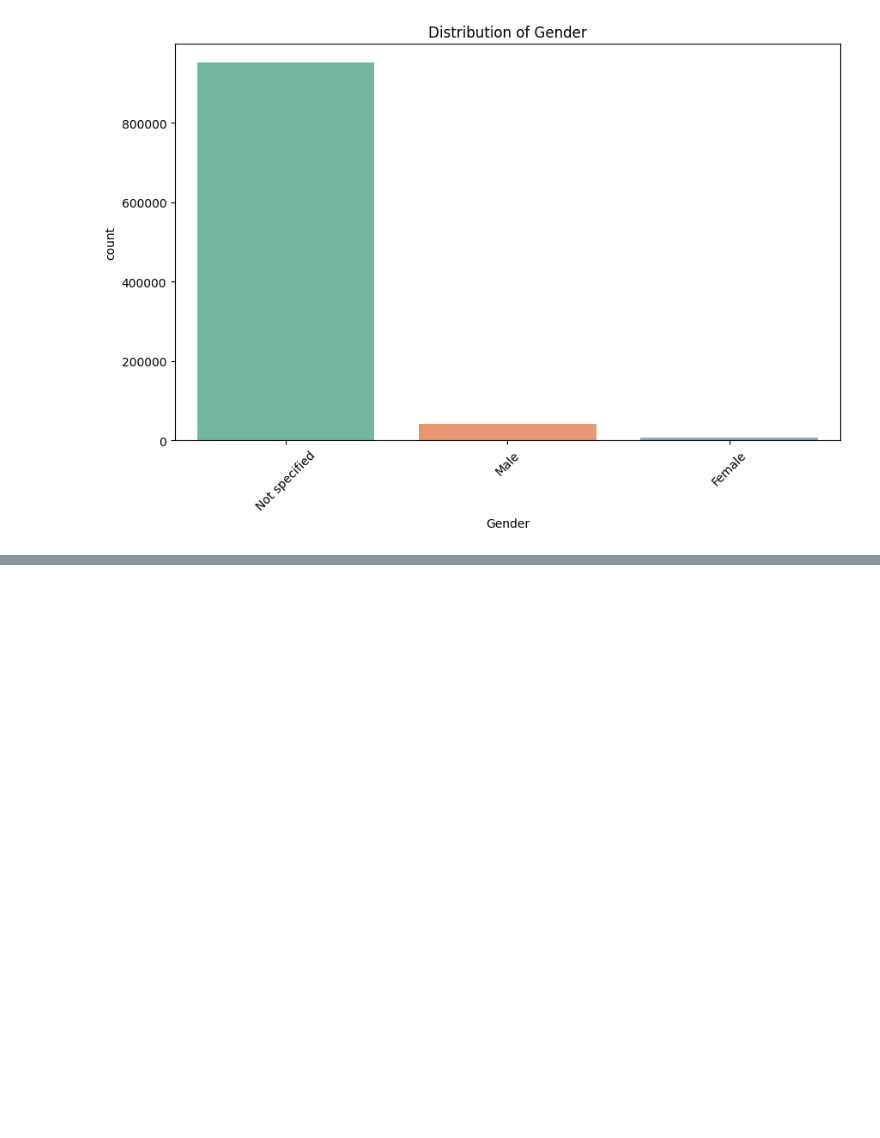
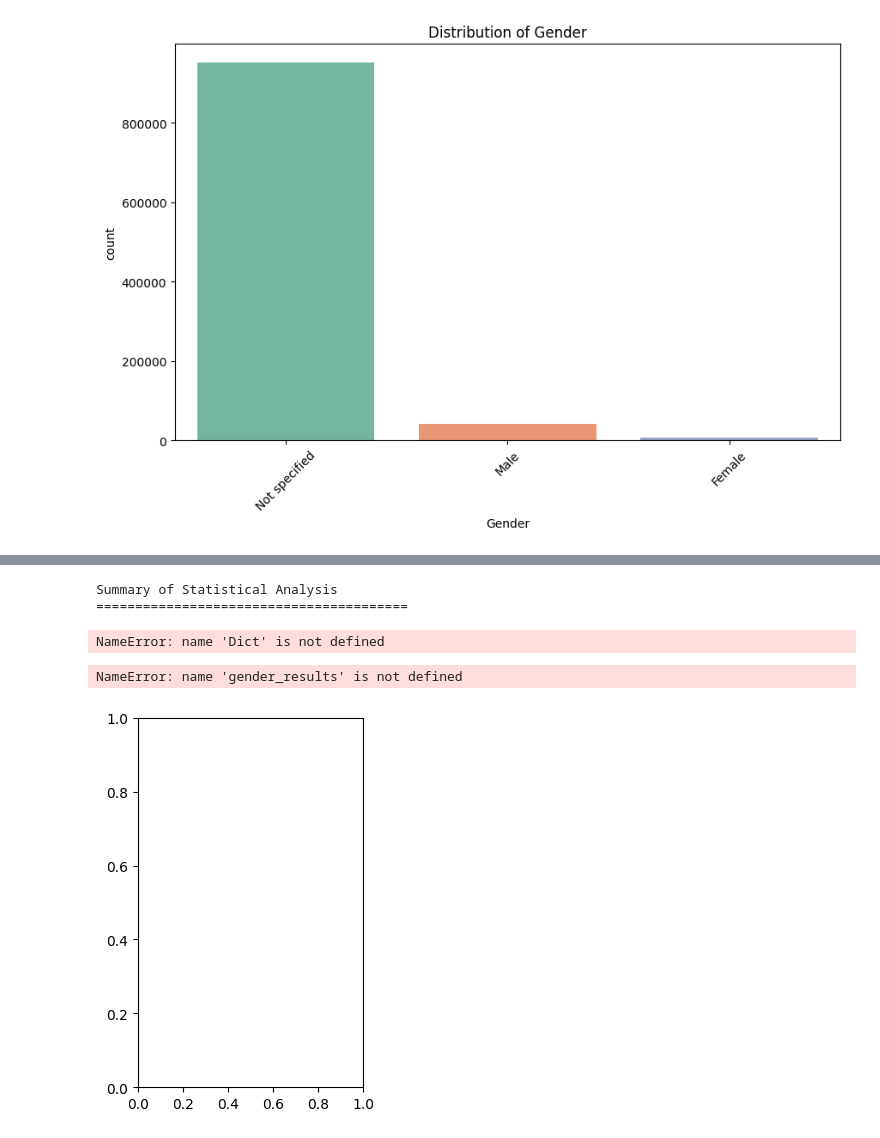
Before and after one commit to YonInsights/AlphaCare-Insurance-Analysis, a Jupyter notebook: notebooks/AB_Hypothesis_Testing.ipynb, the cells around one changed output, grey strips where cells are left out. Cells and saved outputs as stored; diff of their text form; code cells hidden in the pictures; blank space fills up the shorter version.

```diff
--- a/notebooks/AB_Hypothesis_Testing.ipynb
+++ b/notebooks/AB_Hypothesis_Testing.ipynb
@@ -221,3 +222,14 @@ Passing `palette` without assigning `hue` is deprecated and will be removed in v
 
   sns.countplot(data=data, x=column_name, palette="Set2")
 [figure]
+# %%
+# Define Analysis Features
+# Define features for analysis
+numeric_features = [col for col in ['TotalPremium', 'TotalClaims', 'Age']
+                   if col in data.columns]
+categorical_features = [col for col in ['Gender', 'MaritalStatus', 'VehicleType']
+                      if col in data.columns]
+
+print("\nFeatures for Analysis:")
+print("Numeric features:", ", ".join(numeric_features))
+print("Categorical features:", ", ".join(categorical_features))
@@ -223,0 +412,58 @@ Passing `palette` without assigning `hue` is deprecated and will be removed in v
+# %%
+#Summary of Findings
+print("\nSummary of Statistical Analysis")
+print("=" * 40)
+
+def summarize_results(results: Dict, group_name: str) -> None:
+    """Summarize statistical test results"""
+    if 'error' in results:
+        print(f"\n{group_name} Analysis: Error - {results['error']}")
+        return
+
+    significant_features = []
+    for feature_type in ['numeric', 'categorical']:
+        for feature, result in results[feature_type].items():
+            if 'error' in result:
+                print(f"\n{feature}: Error - {result['error']}")
+            elif result['significant']:
+                test_type = result['test_type']
+                p_value = result['p_value']
+                significant_features.append(f"{feature} ({test_type}, p={p_value:.4f})")
+
+    print(f"\n{group_name} Analysis:")
+    print("-" * len(f"{group_name} Analysis:"))
+    if significant_features:
+        print("Significant differences found in:")
+        for feature in significant_features:
+            print(f"- {feature}")
+    else:
+        print("No significant differences found")
+
+try:
+    summarize_results(province_results, "Province")
+    summarize_results(gender_results, "Gender")
+except Exception as e:
+    print(f"Error in summary: {str(e)}")
+# %% [output]
+Summary of Statistical Analysis
+========================================
+NameError: name 'Dict' is not defined
+# %%
+# Plot p-values for Gender analysis
+plt.subplot(1, 2, 2)
+features = list(gender_results['numeric'].keys()) + list(gender_results['categorical'].keys())
+p_values = [results['p_value'] for results in gender_results['numeric'].values()] + \
+          [results['p_value'] for results in gender_results['categorical'].values()]
+
+plt.bar(features, p_values)
+plt.axhline(y=0.05, color='r', linestyle='--', label='Significance Level (0.05)')
+plt.title('P-values for Gender Analysis')
+plt.xticks(rotation=45)
+plt.ylabel('P-value')
+plt.legend()
+
+plt.tight_layout()
+plt.show()
+# %% [output]
+NameError: name 'gender_results' is not defined
+[figure, added]
```
Also changed, not shown: parts of 7 cells of this notebook, 1 other file.
